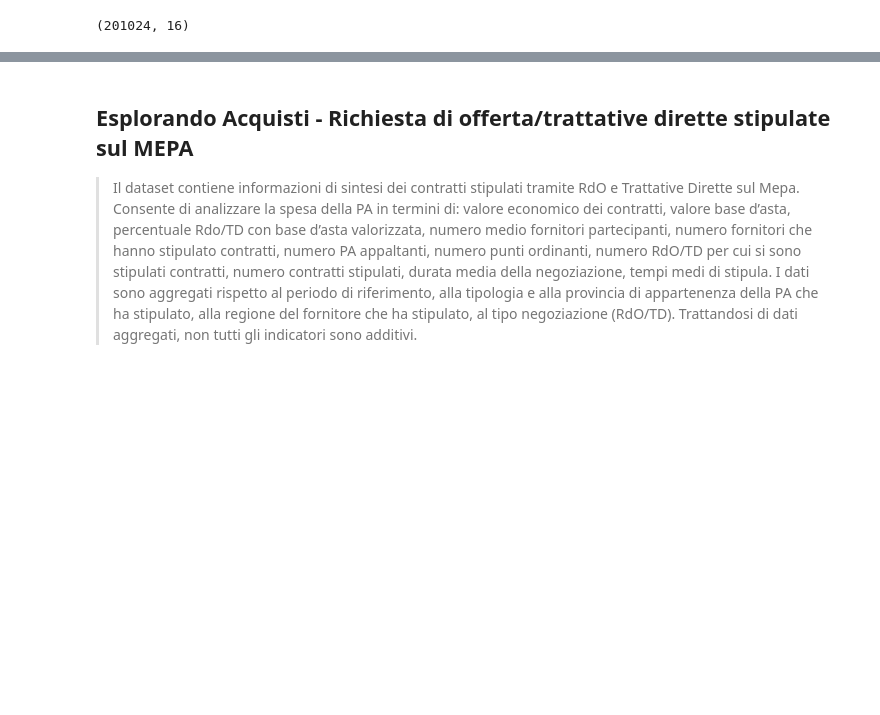
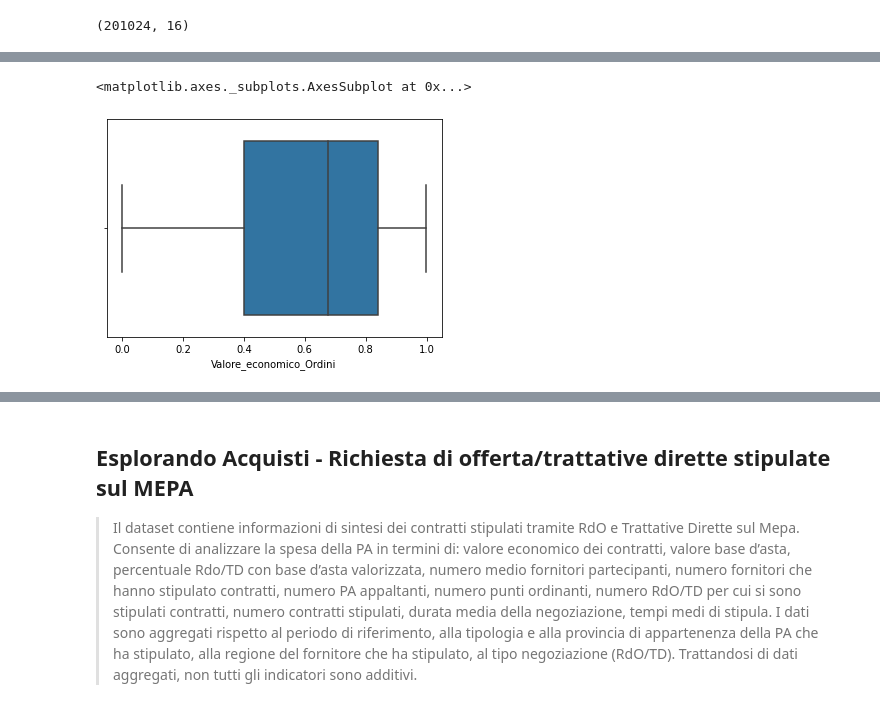
Before and after one commit to marcocarnini/DS2, a Jupyter notebook: scripts/Esplorazione.ipynb, the cells around one changed output, grey strips where cells are left out. Drawn from its saved outputs; the diff is of its cells as text; code cells hidden in the pictures; blank space fills up the shorter version.

```diff
--- a/scripts/Esercizio I.ipynb
+++ b/scripts/Esplorazione.ipynb
@@ -177,0 +218,7 @@ acquisti_4.shape
+# %%
+sns.boxplot(
+    acquisti_4["Valore_economico_Ordini"][acquisti_4["Valore_economico_Ordini"] < 1.0]
+)
+# %% [output]
+<matplotlib.axes._subplots.AxesSubplot at 0x...>
+[figure, added]
```
Also changed, not shown: parts of 25 cells of this notebook, 1 other file.
